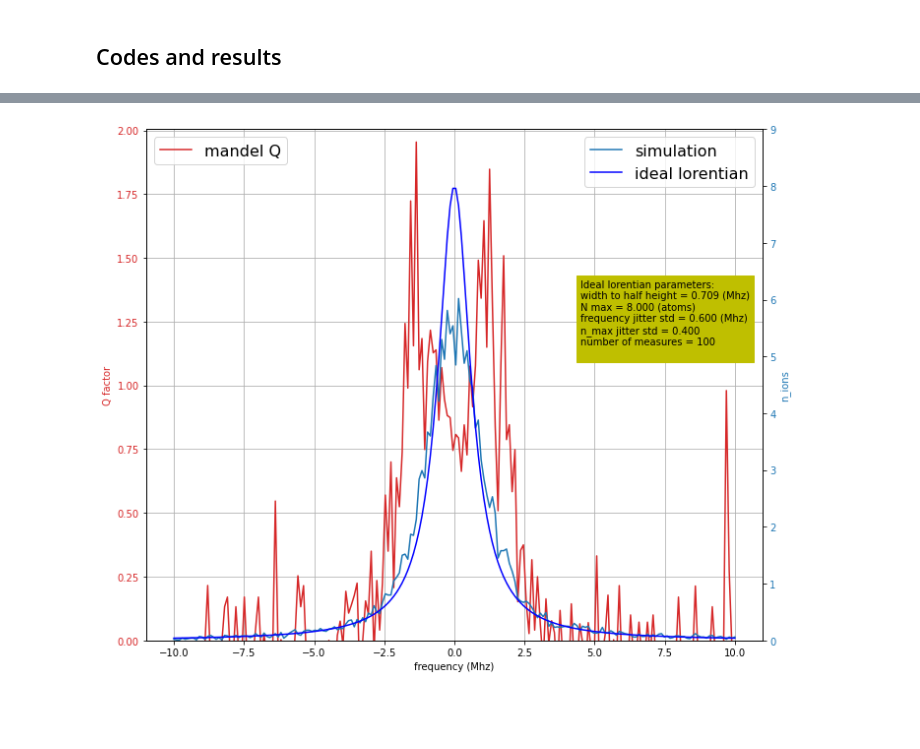
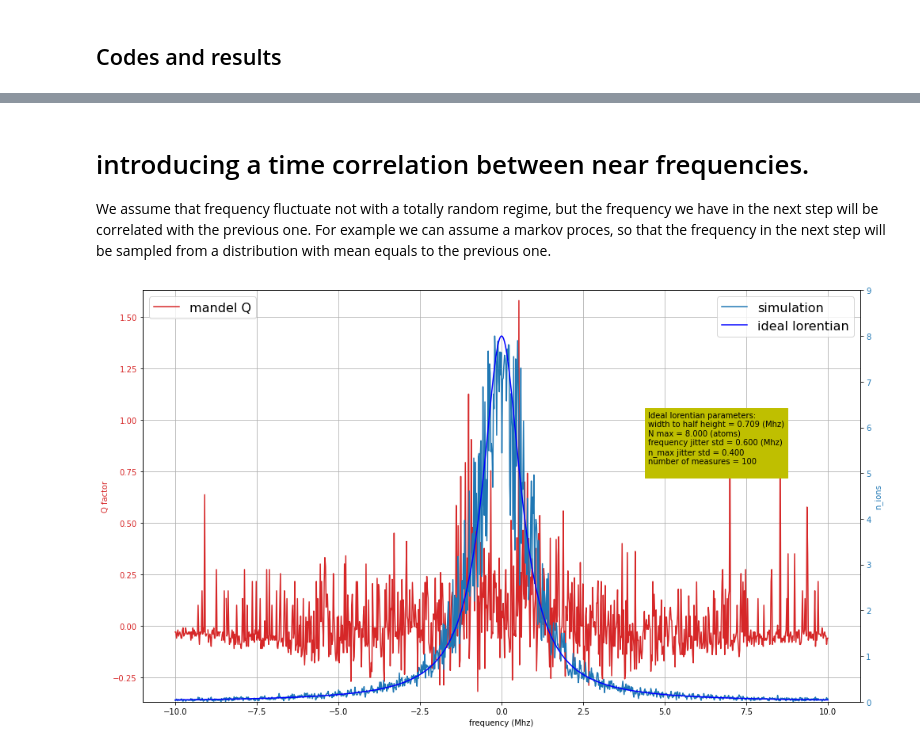
Before and after one commit to Valerio-Amico/Lab-Rydberg, a Jupyter notebook: Q_simulations/Brutal_approach.ipynb, the cells around one changed output, grey strips where cells are left out. Drawn from its saved outputs; the diff is of its cells as text; code cells hidden in the pictures; blank space fills up the shorter version.

```diff
--- a/Q_simulations/Brutal_approach.ipynb
+++ b/Q_simulations/Brutal_approach.ipynb
@@ -29,0 +48,19 @@ def lorentian(x, n_max, Gamma, x_resonance=0):
+# %%
+## will contain the Q and the <n> values respectively for each f0 in f0_vals.
+Q = []
+n_means = []
+stds = []
+
+for f0 in f0_vals:
+    frequences = np.linspace(f0-f_std,f0+f_std,N_measures)#uniform(f0-f_std,f0+f_std,N_measures)#normal(f0,f_std,N_measures)
+    #n_maxes = normal(n_max_ideal ,n_max_std ,N_measures)
+
+    measures = []
+    for i in range(N_measures):
+        measures.append(poisson(lorentian(frequences[i], n_max_ideal, g),1))
+
+    mean=np.mean(measures)
+    std=np.std(measures)
+    Q.append((std**2)/mean-1)
+    n_means.append(mean)
+    stds.append(std)
@@ -30,3 +108,8 @@ def lorentian(x, n_max, Gamma, x_resonance=0):
+# %% [markdown]
+# introducing a time correlation between near frequencies.
+
+We assume that frequency fluctuate not with a totally random regime, but the frequency we have in the next step will be correlated with the previous one.
+For example we can assume a markov proces, so that the frequency in the next step will be sampled from a distribution with mean equals to the previous one.
 # %%
 ## n_max_ideal : height of the peack of the ideal lorentian.
 n_max_ideal = 8
@@ -44,14 +127,20 @@ f_std = 0.6
 n_max_std = n_max_ideal*(5/100)
 
 ## f0_vals : values of detuning to sample all the lorentian.
-f0_vals = np.linspace(-10, 10, 200)
+f0_vals = np.linspace(-10, 10, 1000)
 # %%
 ## will contain the Q and the <n> values respectively for each f0 in f0_vals.
 Q = []
 n_means = []
 
 for f0 in f0_vals:
-    frequences = normal(f0,f_std,N_measures)
+    frequences = [normal(f0,f_std,1)]
+    for i in range(N_measures-1):
+        if abs(frequences[i]-f0) > f_std:
+            frequences.append(normal(f0,f_std,1))
+        else:
+            frequences.append(normal(frequences[i],f_std/20,1))
+
     n_maxes = normal(n_max_ideal ,n_max_std ,N_measures)
 
     measures = []
@@ -65,40 +154,40 @@ for f0 in f0_vals:
 # %%
 y=lorentian(f0_vals,n_max_ideal,g)
 
-fig, ax1 = plt.subplots(figsize=(10, 8))
+fig, ax1 = plt.subplots(figsize=(14, 8))
 
 color = 'tab:red'
 ax1.set_xlabel('frequency (Mhz)')
 ax1.set_ylabel('Q factor', color=color)
 ax1.plot(f0_vals, Q, "-", color=color, label="mandel Q")
 ax1.tick_params(axis='y', labelcolor=color)
-ax1.set_ylim([0,max(Q)+0.05])
+ax1.set_ylim([min(Q)-0.05,max(Q)+0.05])
 
 ax2 = ax1.twinx()  # instantiate a second axes that shares the same x-axis
 
 color = 'tab:blue'
 ax2.set_ylabel('n_ions', color=color)  # we already handled the x-label with ax1
 ax2.plot(f0_vals, n_means, "-", color=color, label="simulation")
 ax2.tick_params(axis='y', labelcolor=color)
 ax2.set_ylim([0,n_max_ideal+1])
 
 fig.tight_layout()  # otherwise the right y-label is slightly clipped
 ax1.grid()
 
 plt.plot(f0_vals, y, c="b", label="ideal lorentian")
 ax1.legend(loc=2, fontsize=16)
 ax2.legend(loc=1, fontsize=16)
 
 text="Ideal lorentian parameters: \n"
 text=text+"width to half height = %.3f (Mhz)\n" %g
 text=text+"N max = %.3f (atoms)\n" %n_max_ideal
 text=text+"frequency jitter std = %.3f (Mhz)\n" %f_std
 text=text+"n_max jitter std = %.3f \n" %n_max_std
 text=text+"number of measures = %d \n" %N_measures
 
 
 ax2.text(x=4.5,y=5,s=text,backgroundcolor="y")
 
 plt.show()
 # %% [output]
-[figure, old version]
+[figure, new version]
```
Also changed, not shown: parts of 3 cells of this notebook, 5 other files.
